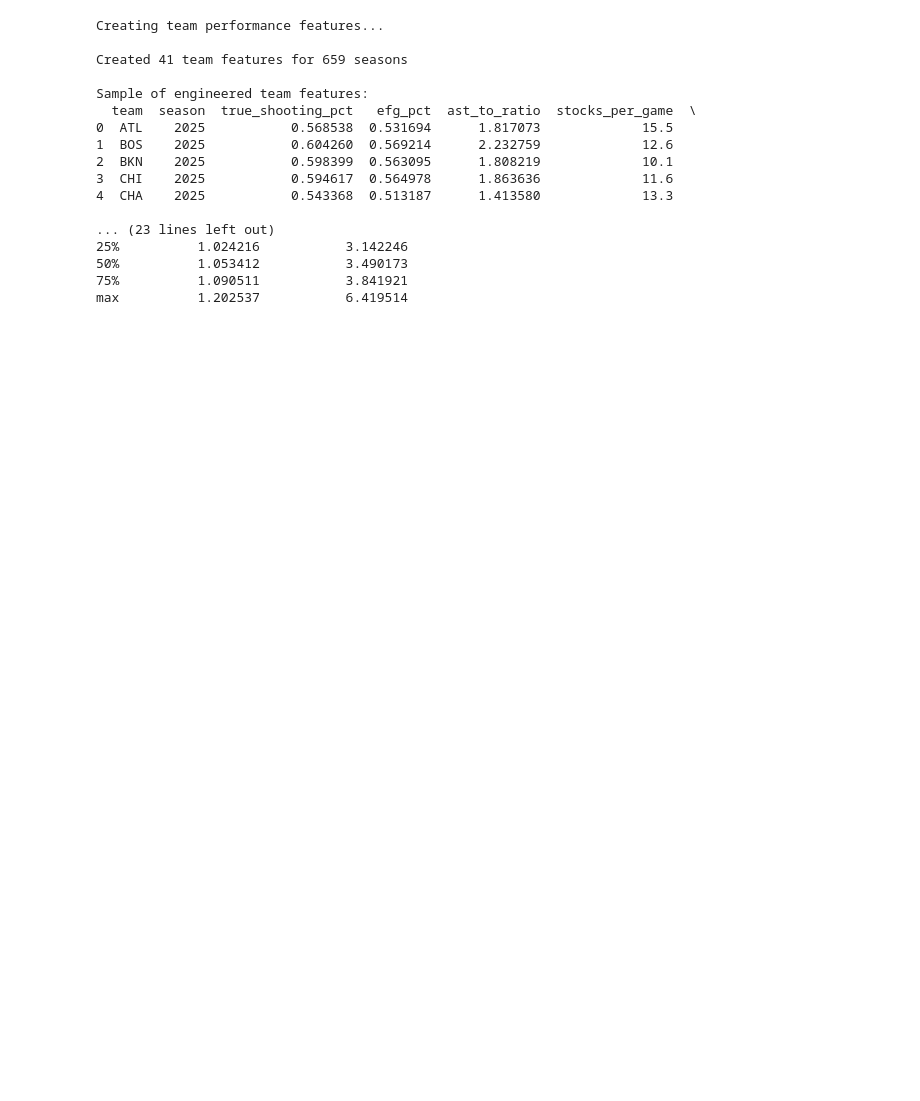
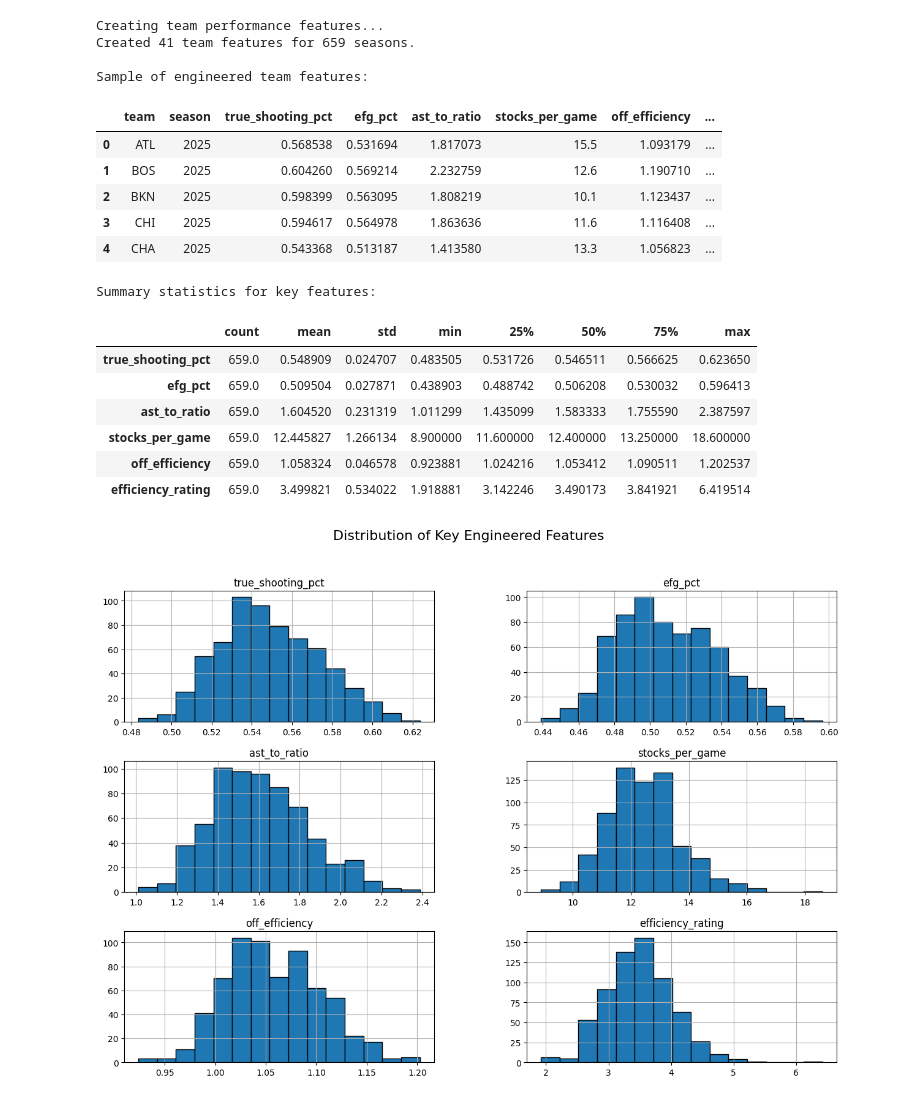
Before and after one commit to lukelittle/csca5622-final-project, a Jupyter notebook: notebooks/03_feature_engineering.ipynb, the cells around one changed output. Saved outputs shown, nothing was run; the diff lists cells and outputs as text; code cells hidden in the pictures; blank space fills up the shorter version.

```diff
--- a/notebooks/03_feature_engineering.ipynb
+++ b/notebooks/03_feature_engineering.ipynb
@@ -109,41 +168,43 @@ First, we create team-level features from the team statistics data. These featur
 # %%
-# Initialize feature builder
-builder = FeatureBuilder()
-
 # Create team features
 print("Creating team performance features...")
-team_features = builder.create_team_features(team_stats)
+team_features = FeatureBuilder().create_team_features(team_stats)
 
-# Display feature statistics
-print(f"\nCreated {len(team_features.columns)} team features for {len(team_features)} seasons")
-
-# Show sample of engineered features
+# Display progress and sample
+print(f"Created {len(team_features.columns)} team features for {len(team_features)} seasons.")
 print("\nSample of engineered team features:")
 feature_sample = [
     'true_shooting_pct', 'efg_pct', 'ast_to_ratio',
     'stocks_per_game', 'off_efficiency', 'efficiency_rating'
 ]
-print(team_features[['team', 'season'] + feature_sample].head())
+display(team_features[['team', 'season'] + feature_sample].head())
 
-# Display summary statistics
+# Display summary statistics for selected features
 print("\nSummary statistics for key features:")
-print(team_features[feature_sample].describe())
+display(team_features[feature_sample].describe().transpose())
+
+# Visualize feature distributions (optional)
+team_features[feature_sample].hist(bins=15, figsize=(15, 10), edgecolor='black')
+plt.suptitle("Distribution of Key Engineered Features", fontsize=16)
+plt.show()
 # %% [output]
 Creating team performance features...
-
-Created 41 team features for 659 seasons
+Created 41 team features for 659 seasons.
 
 Sample of engineered team features:
-  team  season  true_shooting_pct   efg_pct  ast_to_ratio  stocks_per_game  \
-0  ATL    2025           0.568538  0.531694      1.817073             15.5
-1  BOS    2025           0.604260  0.569214      2.232759             12.6
-2  BKN    2025           0.598399  0.563095      1.808219             10.1
-3  CHI    2025           0.594617  0.564978      1.863636             11.6
-4  CHA    2025           0.543368  0.513187      1.413580             13.3
-
-... (23 lines left out)
-25%          1.024216           3.142246
-50%          1.053412           3.490173
-75%          1.090511           3.841921
-max          1.202537           6.419514
+|  | team | season | true_shooting_pct | efg_pct | ast_to_ratio | stocks_per_game | off_efficiency | ... |
+| 0 | ATL | 2025 | 0.568538 | 0.531694 | 1.817073 | 15.5 | 1.093179 | ... |
+| 1 | BOS | 2025 | 0.604260 | 0.569214 | 2.232759 | 12.6 | 1.190710 | ... |
+| 2 | BKN | 2025 | 0.598399 | 0.563095 | 1.808219 | 10.1 | 1.123437 | ... |
+| 3 | CHI | 2025 | 0.594617 | 0.564978 | 1.863636 | 11.6 | 1.116408 | ... |
+| 4 | CHA | 2025 | 0.543368 | 0.513187 | 1.413580 | 13.3 | 1.056823 | ... |
+Summary statistics for key features:
+|  | count | mean | std | min | 25% | 50% | 75% | max |
+| true_shooting_pct | 659.0 | 0.548909 | 0.024707 | 0.483505 | 0.531726 | 0.546511 | 0.566625 | 0.623650 |
+| efg_pct | 659.0 | 0.509504 | 0.027871 | 0.438903 | 0.488742 | 0.506208 | 0.530032 | 0.596413 |
+| ast_to_ratio | 659.0 | 1.604520 | 0.231319 | 1.011299 | 1.435099 | 1.583333 | 1.755590 | 2.387597 |
+| stocks_per_game | 659.0 | 12.445827 | 1.266134 | 8.900000 | 11.600000 | 12.400000 | 13.250000 | 18.600000 |
+| off_efficiency | 659.0 | 1.058324 | 0.046578 | 0.923881 | 1.024216 | 1.053412 | 1.090511 | 1.202537 |
+| efficiency_rating | 659.0 | 3.499821 | 0.534022 | 1.918881 | 3.142246 | 3.490173 | 3.841921 | 6.419514 |
+[figure, added]
 # %% [markdown]
```
Also changed, not shown: parts of 20 cells of this notebook, 4 other files.
